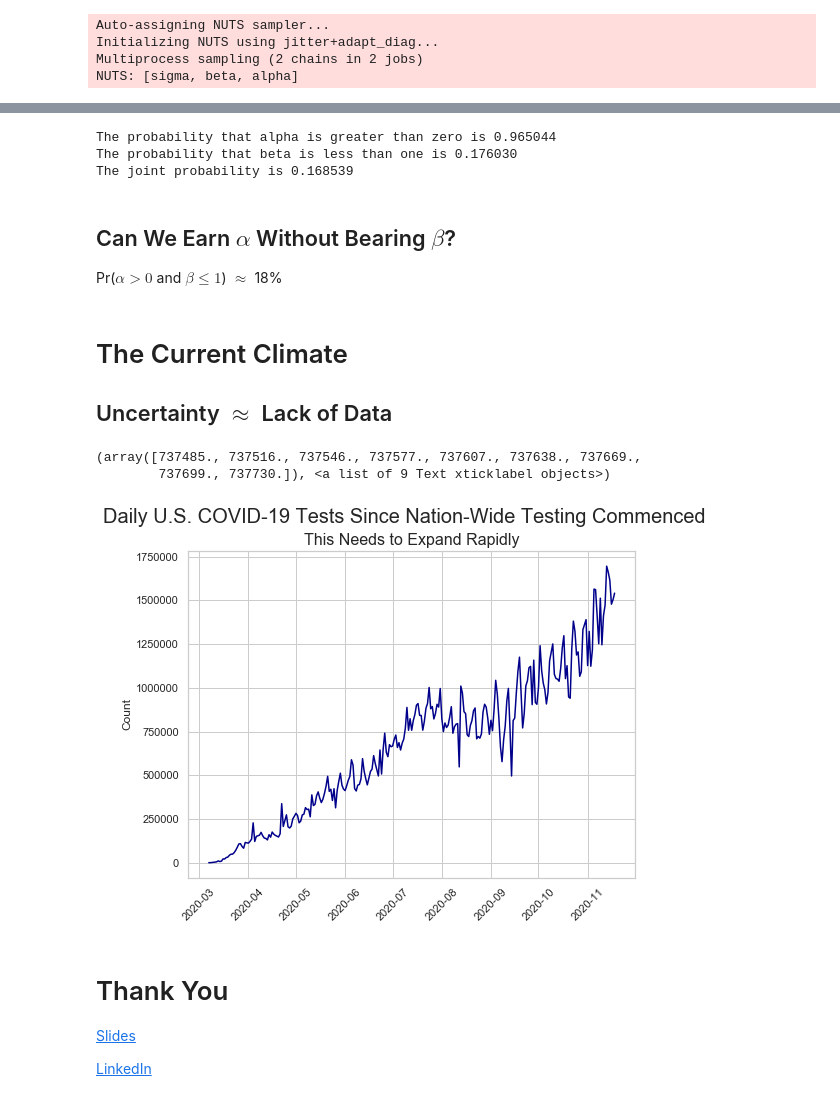
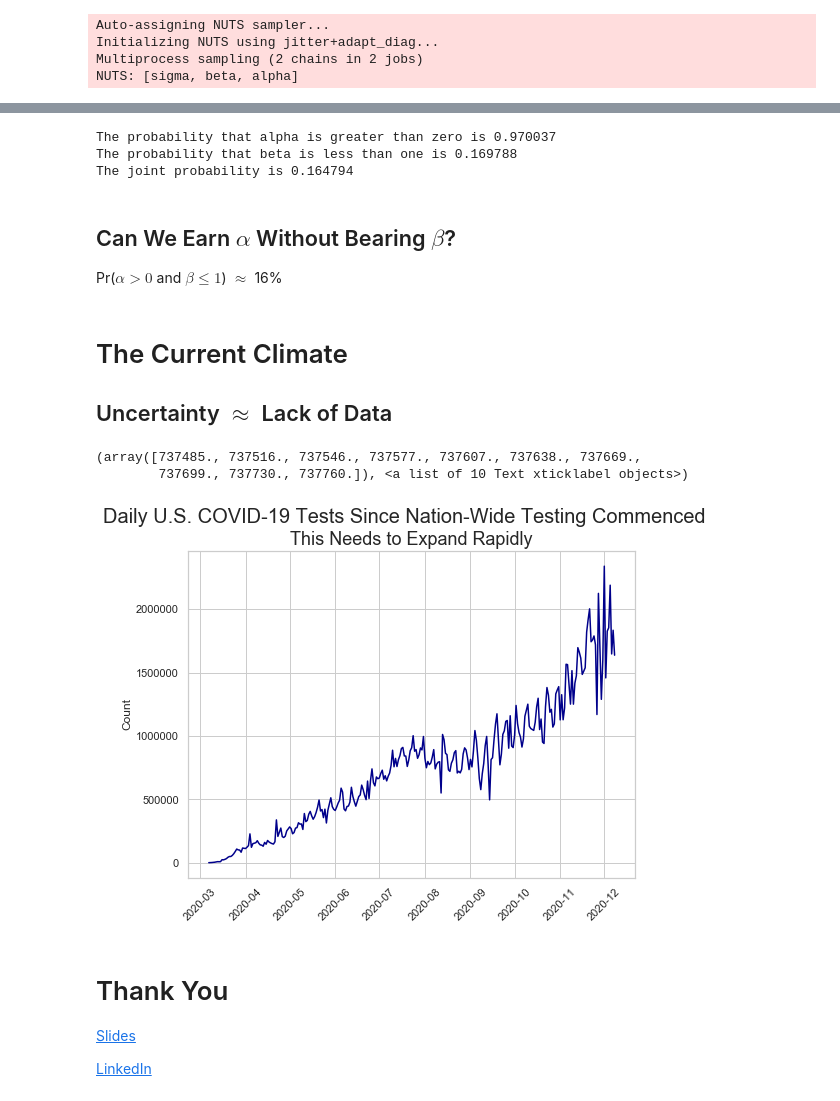
Before and after one commit to thsavage/Macro, a Jupyter notebook: What Use Is Data Analytics?.ipynb, the cells around one changed output, grey strips where cells are left out. Cells and saved outputs as stored; diff of their text form; code cells hidden in the pictures.

```diff
--- a/What Use Is Data Analytics?.ipynb
+++ b/What Use Is Data Analytics?.ipynb
@@ -205,18 +193,18 @@ plt.figure(figsize = (10, 10))
 <Figure size 720x720 with 0 Axes>
 # %%
 print ("The probability that alpha is greater than zero is %f" % np.mean(trace['alpha'][199:1000] > 0.0))
-print ("The probability that beta is less than one is %f" % np.mean(trace['beta'][199:1000] < 1.0))
+print ("The probability that beta is less than one is %f" % np.mean(trace['beta'][199:1000] <= 1.0))
 print ("The joint probability is %f" % np.all([[trace['alpha'][199:1000] > 0.0], [trace['beta'][199:1000] <= 1.0]], axis = 0).mean())
 # %% [output]
-The probability that alpha is greater than zero is 0.965044
-The probability that beta is less than one is 0.176030
-The joint probability is 0.168539
+The probability that alpha is greater than zero is 0.970037
+The probability that beta is less than one is 0.169788
+The joint probability is 0.164794
 # %% [markdown]
 ## Can We Earn $\alpha$ Without Bearing $\beta$?
 
 
 
-Pr($\alpha > 0$ and $\beta \le 1$) $\approx$ 18%
+Pr($\alpha > 0$ and $\beta \le 1$) $\approx$ 16%
 # %% [markdown]
 # The Current Climate
 
@@ -231,15 +219,15 @@ covid['rate'] = covid['positive'] / covid['posNeg'] * 100
 covid = covid.iloc[45:]
 # %%
 plt.figure(figsize=(8, 6))
-plt.title('This Needs to Expand Rapidly', fontsize=16)
+plt.title('This Needs to Expand Rapidly', fontsize=18)
 plt.suptitle('Daily U.S. COVID-19 Tests Since Nation-Wide Testing Commenced', fontsize=20)
 plt.plot(covid['date'], covid['totalTestResultsIncrease'], color='darkblue')
 plt.ylabel('Count', fontsize=12)
 plt.xticks(rotation=45)
 # %% [output]
 (array([737485., 737516., 737546., 737577., 737607., 737638., 737669.,
-        737699., 737730.]), <a list of 9 Text xticklabel objects>)
+        737699., 737730., 737760.]), <a list of 10 Text xticklabel objects>)
-[figure, old version]
+[figure, new version]
 # %% [markdown]
 # Thank You
 
```
Also changed, not shown: parts of 8 cells of this notebook, 1 other file.
